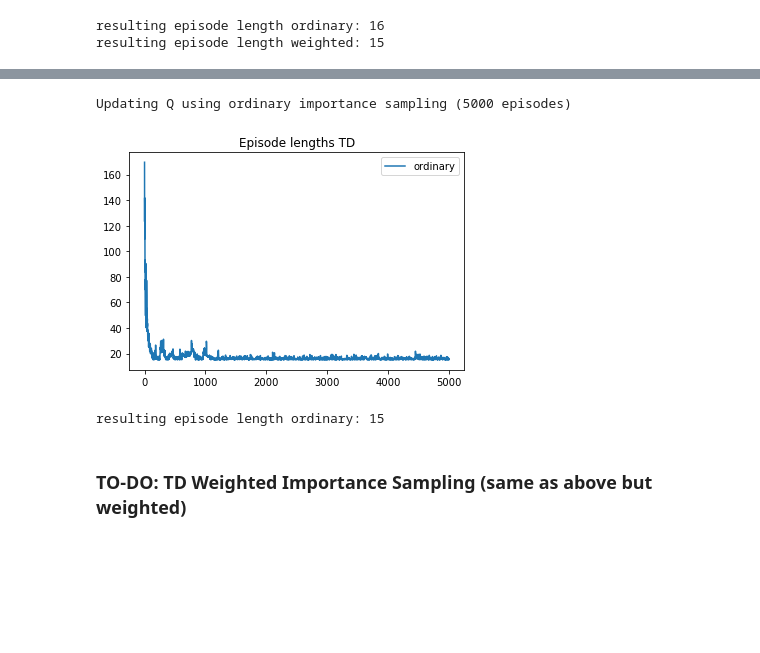
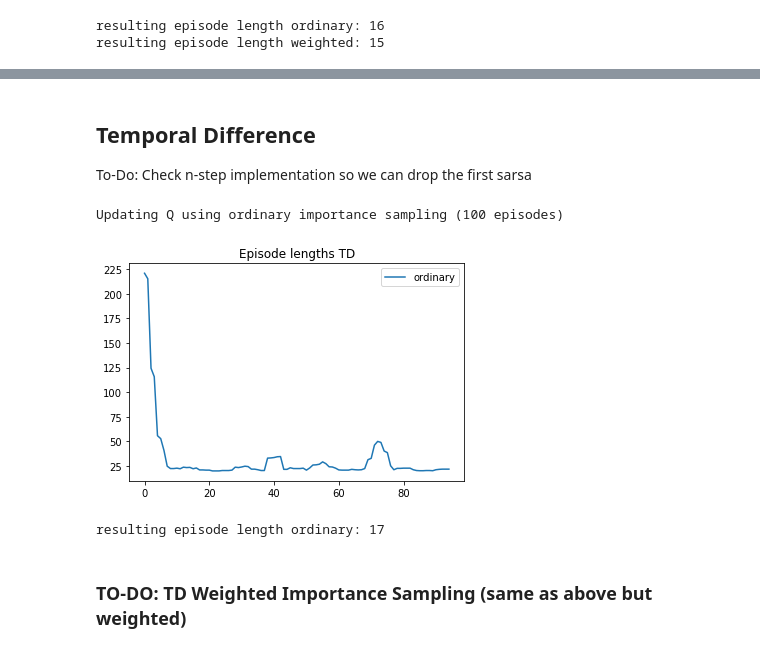
Before and after one commit to Tom-Lotze/RL_reproducibility, a Jupyter notebook: main_sam.ipynb, the cells around one changed output, grey strips where cells are left out. Drawn from its saved outputs; the diff is of its cells as text; code cells hidden in the pictures; blank space fills up the shorter version.

Commit message:
Add n-step TD

```diff
--- a/main_sam.ipynb
+++ b/main_sam.ipynb
@@ -467,3 +463,7 @@ TO-DO: Make N-step
+# %% [markdown]
+## Temporal Difference
+
+To-Do: Check n-step implementation so we can drop the first sarsa
 # %%
 def sarsa_ordinary_importance_sampling(env, behavior_policy, target_policy, num_episodes, discount_factor=1.0, alpha=0.5):
     """
@@ -534,33 +621,41 @@ np.random.seed(42)
 # set other parameters
 epsilon = 0.05
 discount_factor = 1.0
-num_episodes = 5000
+num_episodes = 100
 alpha=0.5
-Q = np.zeros((env.nS, env.nA))
+Q = np.ones((env.nS, env.nA)) * -100
 behavioral_policy = EpsilonGreedyPolicy(Q, epsilon=epsilon)
 target_policy = GreedyPolicy(Q)
 
+# # the episode length is equal to the negative return.
+# print(f"Updating Q using ordinary importance sampling ({num_episodes} episodes)")
+# Q_td_ordinary, td_ordinary_epsstats = sarsa_ordinary_importance_sampling(env, behavioral_policy, target_policy,
+#                                                                         num_episodes, discount_factor, alpha)
+
+n=4
 # the episode length is equal to the negative return.
 print(f"Updating Q using ordinary importance sampling ({num_episodes} episodes)")
-Q_td_ordinary, td_ordinary_epsstats = sarsa_ordinary_importance_sampling(env, behavioral_policy, target_policy,
-                                                                        num_episodes, discount_factor, alpha)
+Q_td_nstep_ordinary, td_nstep_ordinary_epsstats = n_step_sarsa_ordinary_importance_sampling(env, behavioral_policy, target_policy,
+                                                                        num_episodes, n, discount_factor, alpha)
 # %% [output]
-Updating Q using ordinary importance sampling (5000 episodes)
+Updating Q using ordinary importance sampling (100 episodes)
-# %%
-def running_mean(vals, n=1):
-    assert n < len(vals)
-    cumvals = np.array(vals).cumsum()
-    return (cumvals[n:] - cumvals[:-n]) / n
-
-n = 5
-
-plt.plot(running_mean(td_ordinary_epsstats[0], n), label="ordinary")
-plt.title('Episode lengths TD')
-plt.legend()
-# plt.gca().set_ylim([0, 100])
-plt.show()
-# %% [output]
-[figure, removed]
+# %%
+import plotly.graph_objects as go
+
+n = 5
+
+rm = running_mean(td_nstep_ordinary_epsstats[0], n)
+
+# fig = go.Figure(go.Scatter(x=list(range(len(rm))), y=rm))
+# fig.show()
+
+plt.plot(rm, label="ordinary")
+plt.title('Episode lengths TD')
+plt.legend()
+# plt.gca().set_ylim([0, 100])
+plt.show()
+# %% [output]
+[figure, added]
 # %%
 # check how long an episode takes under the found Q function
 greedy_ordinary = GreedyPolicy(Q_td_ordinary)
@@ -569,7 +664,7 @@ ordinary_episode = sample_episode(env, greedy_ordinary)
 
 print(f"resulting episode length ordinary: {len(ordinary_episode[0])}")
 # %% [output]
-resulting episode length ordinary: 15
+resulting episode length ordinary: 17
 # %% [markdown]
 ### TO-DO: TD Weighted Importance Sampling (same as above but weighted)
 # %%
```
Also changed, not shown: parts of 4 cells of this notebook, 1 other file.
